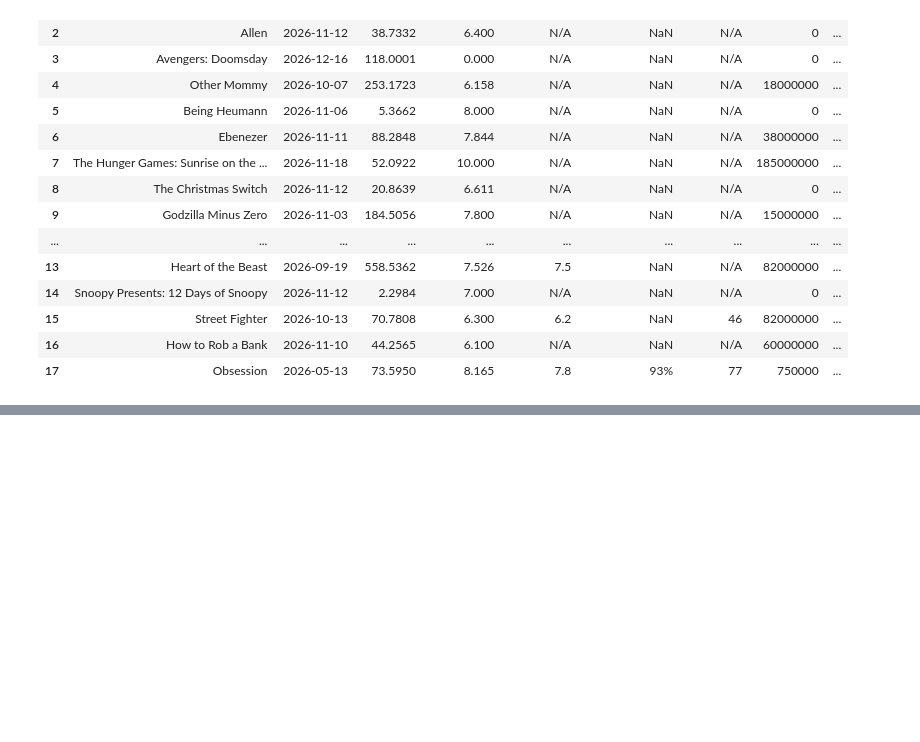
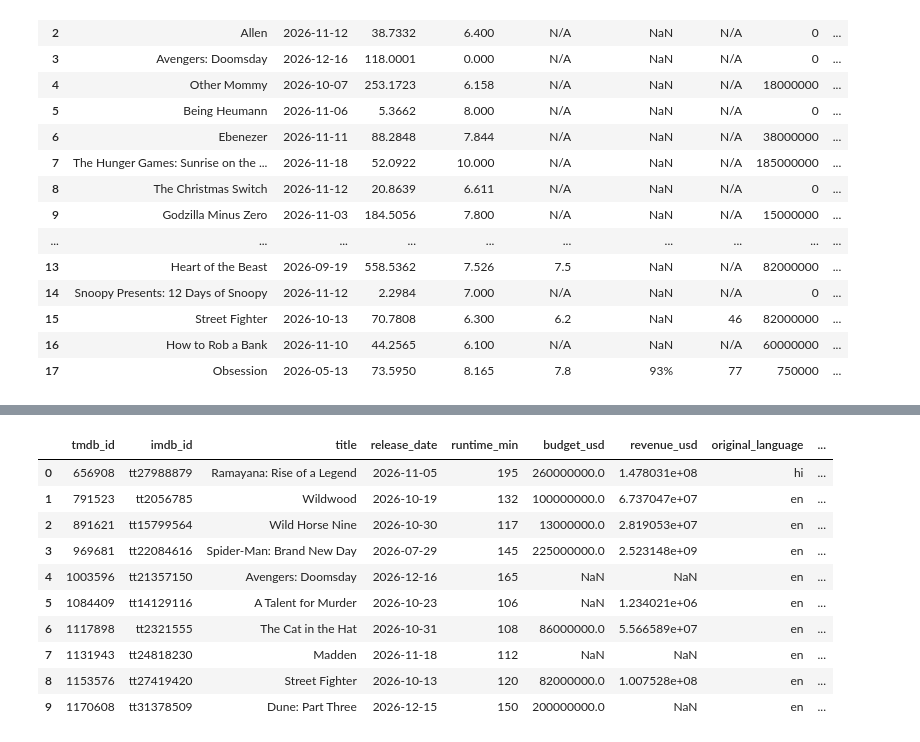
Before and after one commit to dixitmanav/movies_api_analysis, a Jupyter notebook: explore_apis.ipynb, the cells around one changed output, grey strips where cells are left out. Drawn from its saved outputs; the diff is of its cells as text; code cells hidden in the pictures; blank space fills up the shorter version.

```diff
--- a/explore_apis.ipynb
+++ b/explore_apis.ipynb
@@ -277,0 +280,5 @@ combined
+# %%
+conn = sqlite3.connect("movies.db")
+
+# List all tables
+pd.read_sql_query("SELECT name FROM sqlite_master WHERE type='table';", conn)
@@ -277,0 +292,15 @@ combined
+# %%
+# Look at a table
+pd.read_sql_query("SELECT * FROM movies LIMIT 10;", conn)
+# %% [output]
+|  | tmdb_id | imdb_id | title | release_date | runtime_min | budget_usd | revenue_usd | original_language | ... |
+| 0 | 656908 | tt27988879 | Ramayana: Rise of a Legend | 2026-11-05 | 195 | 260000000.0 | 1.478031e+08 | hi | ... |
+| 1 | 791523 | tt2056785 | Wildwood | 2026-10-19 | 132 | 100000000.0 | 6.737047e+07 | en | ... |
+| 2 | 891621 | tt15799564 | Wild Horse Nine | 2026-10-30 | 117 | 13000000.0 | 2.819053e+07 | en | ... |
+| 3 | 969681 | tt22084616 | Spider-Man: Brand New Day | 2026-07-29 | 145 | 225000000.0 | 2.523148e+09 | en | ... |
+| 4 | 1003596 | tt21357150 | Avengers: Doomsday | 2026-12-16 | 165 | NaN | NaN | en | ... |
+| 5 | 1084409 | tt14129116 | A Talent for Murder | 2026-10-23 | 106 | NaN | 1.234021e+06 | en | ... |
+| 6 | 1117898 | tt2321555 | The Cat in the Hat | 2026-10-31 | 108 | 86000000.0 | 5.566589e+07 | en | ... |
+| 7 | 1131943 | tt24818230 | Madden | 2026-11-18 | 112 | NaN | NaN | en | ... |
+| 8 | 1153576 | tt27419420 | Street Fighter | 2026-10-13 | 120 | 82000000.0 | 1.007528e+08 | en | ... |
+| 9 | 1170608 | tt31378509 | Dune: Part Three | 2026-12-15 | 150 | 200000000.0 | NaN | en | ... |
```
Also changed, not shown: parts of 2 cells of this notebook, 3 other files.
